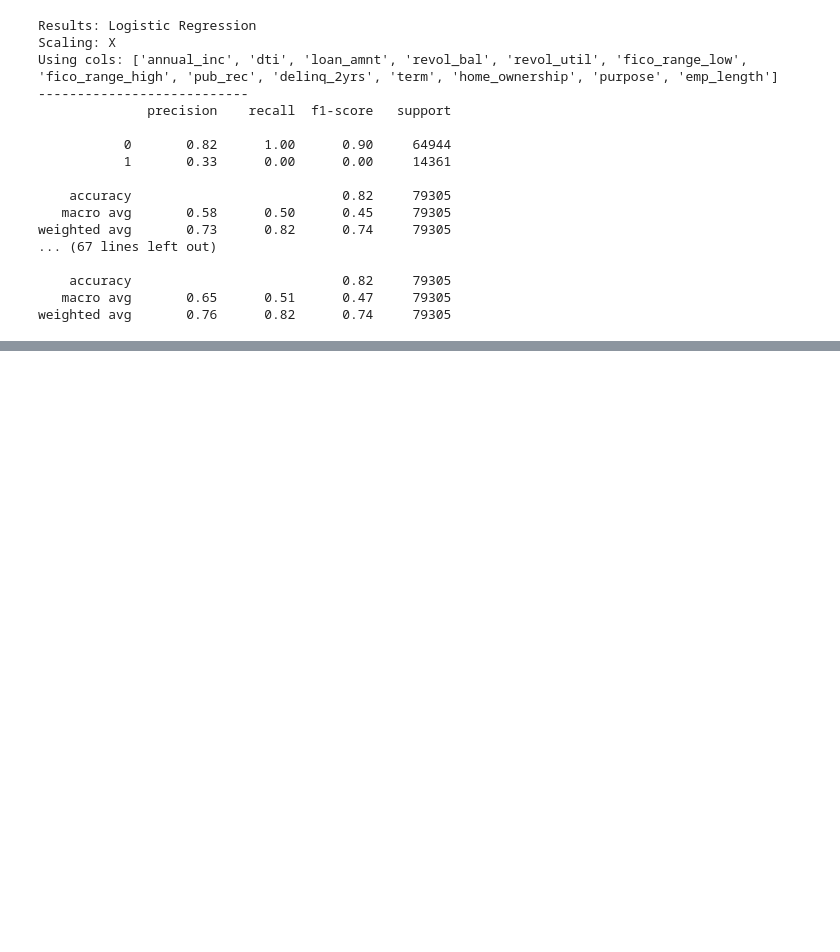
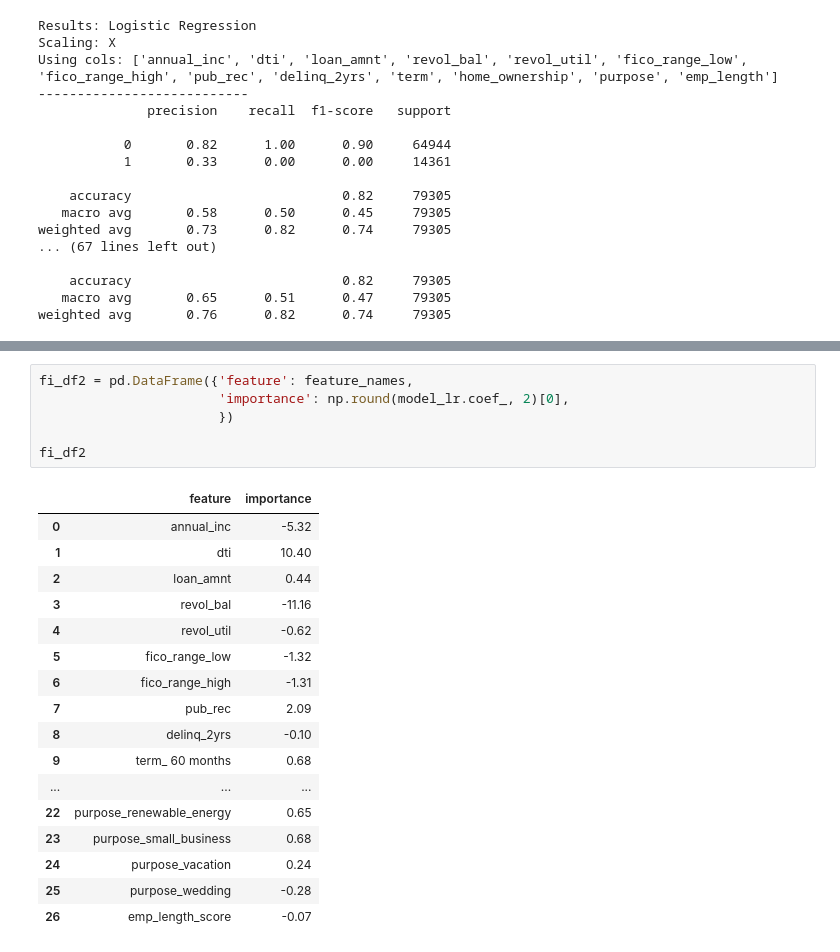
Before and after one commit to drkail6916/aiffel_datathon, a Jupyter notebook: 20250918_geon_test.ipynb, the cells around one changed output, grey strips where cells are left out. Cells and saved outputs as stored; diff of their text form; blank space fills up the shorter version.

```diff
--- a/20250918_geon_test.ipynb
+++ b/20250918_geon_test.ipynb
@@ -678,0 +797,24 @@ weighted avg       0.76      0.82      0.74     79305
+# %%
+fi_df2 = pd.DataFrame({'feature': feature_names,
+                       'importance': np.round(model_lr.coef_, 2)[0],
+                       })
+
+fi_df2
+# %% [output]
+|  | feature | importance |
+| 0 | annual_inc | -5.32 |
+| 1 | dti | 10.40 |
+| 2 | loan_amnt | 0.44 |
+| 3 | revol_bal | -11.16 |
+| 4 | revol_util | -0.62 |
+| 5 | fico_range_low | -1.32 |
+| 6 | fico_range_high | -1.31 |
+| 7 | pub_rec | 2.09 |
+| 8 | delinq_2yrs | -0.10 |
+| 9 | term_ 60 months | 0.68 |
+| ... | ... | ... |
+| 22 | purpose_renewable_energy | 0.65 |
+| 23 | purpose_small_business | 0.68 |
+| 24 | purpose_vacation | 0.24 |
+| 25 | purpose_wedding | -0.28 |
+| 26 | emp_length_score | -0.07 |
```
Also changed, not shown: parts of 8 cells of this notebook, 1 other file.
